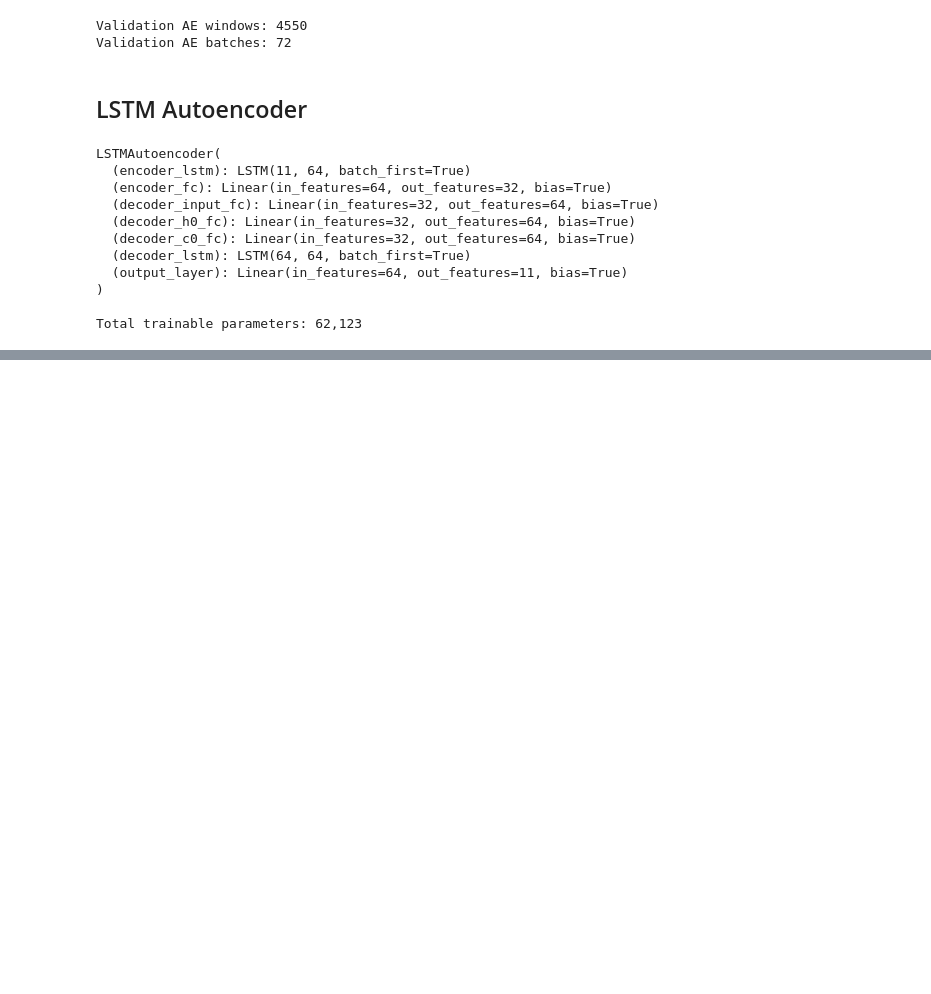
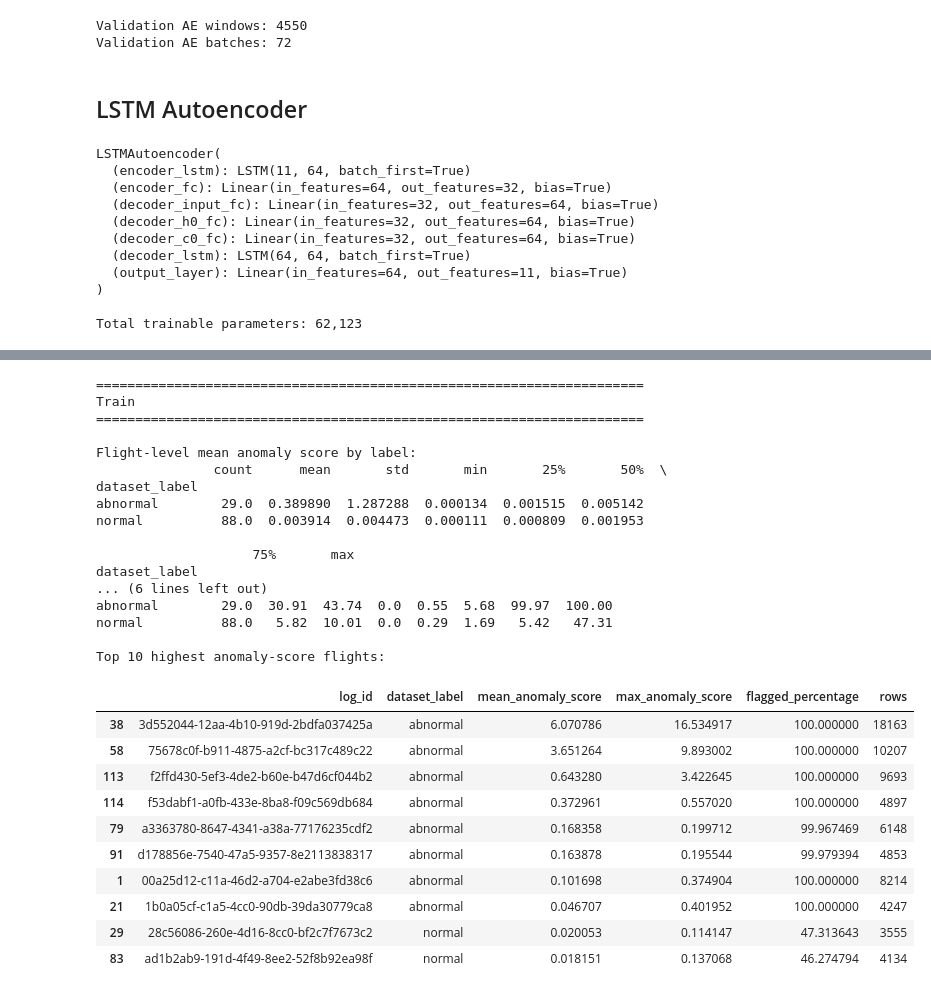
Before and after one commit to arjjunck/uav-thesis, a Jupyter notebook: uav_px4_dataset_project/notebooks/05_lstm_autoencoder_anomaly_score.ipynb, the cells around one changed output, grey strips where cells are left out. Cells and saved outputs as stored; diff of their text form; code cells hidden in the pictures; blank space fills up the shorter version.

```diff
--- a/uav_px4_dataset_project/notebooks/05_lstm_autoencoder_anomaly_score.ipynb
+++ b/uav_px4_dataset_project/notebooks/05_lstm_autoencoder_anomaly_score.ipynb
@@ -1261,0 +1321,76 @@ Output files ready for notebook 06_anomaly_aware_models.ipynb
+# %%
+# Flight-level anomaly score summary
+
+for split_name, df in [
+    ("Train", train_out),
+    ("Validation", val_out),
+    ("Test", test_out)
+]:
+    print("\n" + "="*70)
+    print(split_name)
+    print("="*70)
+
+    flight_summary = (
+        df.groupby(["log_id", "dataset_label"])
+        .agg(
+            mean_anomaly_score=("anomaly_score", "mean"),
+            max_anomaly_score=("anomaly_score", "max"),
+            flagged_percentage=("anomaly_flag", "mean"),
+            rows=("anomaly_score", "size")
+        )
+        .reset_index()
+    )
+
+    flight_summary["flagged_percentage"] *= 100
+
+    print("\nFlight-level mean anomaly score by label:")
+    print(
+        flight_summary
+        .groupby("dataset_label")["mean_anomaly_score"]
+        .describe()
+        .round(6)
+    )
+
+    print("\nFlight-level flagged percentage by label:")
+    print(
+        flight_summary
+        .groupby("dataset_label")["flagged_percentage"]
+        .describe()
+        .round(2)
+    )
+
+    print("\nTop 10 highest anomaly-score flights:")
+    display(
+        flight_summary
+        .sort_values("mean_anomaly_score", ascending=False)
+        .head(10)
+    )
+# %% [output]
+======================================================================
+Train
+======================================================================
+
+Flight-level mean anomaly score by label:
+               count      mean       std       min       25%       50%  \
+dataset_label
+abnormal        29.0  0.389890  1.287288  0.000134  0.001515  0.005142
+normal          88.0  0.003914  0.004473  0.000111  0.000809  0.001953
+
+                    75%       max
+dataset_label
+... (6 lines left out)
+abnormal        29.0  30.91  43.74  0.0  0.55  5.68  99.97  100.00
+normal          88.0   5.82  10.01  0.0  0.29  1.69   5.42   47.31
+
+Top 10 highest anomaly-score flights:
+|  | log_id | dataset_label | mean_anomaly_score | max_anomaly_score | flagged_percentage | rows |
+| 38 | 3d552044-12aa-4b10-919d-2bdfa037425a | abnormal | 6.070786 | 16.534917 | 100.000000 | 18163 |
+| 58 | 75678c0f-b911-4875-a2cf-bc317c489c22 | abnormal | 3.651264 | 9.893002 | 100.000000 | 10207 |
+| 113 | f2ffd430-5ef3-4de2-b60e-b47d6cf044b2 | abnormal | 0.643280 | 3.422645 | 100.000000 | 9693 |
+| 114 | f53dabf1-a0fb-433e-8ba8-f09c569db684 | abnormal | 0.372961 | 0.557020 | 100.000000 | 4897 |
+| 79 | a3363780-8647-4341-a38a-77176235cdf2 | abnormal | 0.168358 | 0.199712 | 99.967469 | 6148 |
+| 91 | d178856e-7540-47a5-9357-8e2113838317 | abnormal | 0.163878 | 0.195544 | 99.979394 | 4853 |
+| 1 | 00a25d12-c11a-46d2-a704-e2abe3fd38c6 | abnormal | 0.101698 | 0.374904 | 100.000000 | 8214 |
+| 21 | 1b0a05cf-c1a5-4cc0-90db-39da30779ca8 | abnormal | 0.046707 | 0.401952 | 100.000000 | 4247 |
+| 29 | 28c56086-260e-4d16-8cc0-bf2c7f7673c2 | normal | 0.020053 | 0.114147 | 47.313643 | 3555 |
+| 83 | ad1b2ab9-191d-4f49-8ee2-52f8b92ea98f | normal | 0.018151 | 0.137068 | 46.274794 | 4134 |
```
Also changed, not shown: parts of 15 cells of this notebook, 1 other file.
